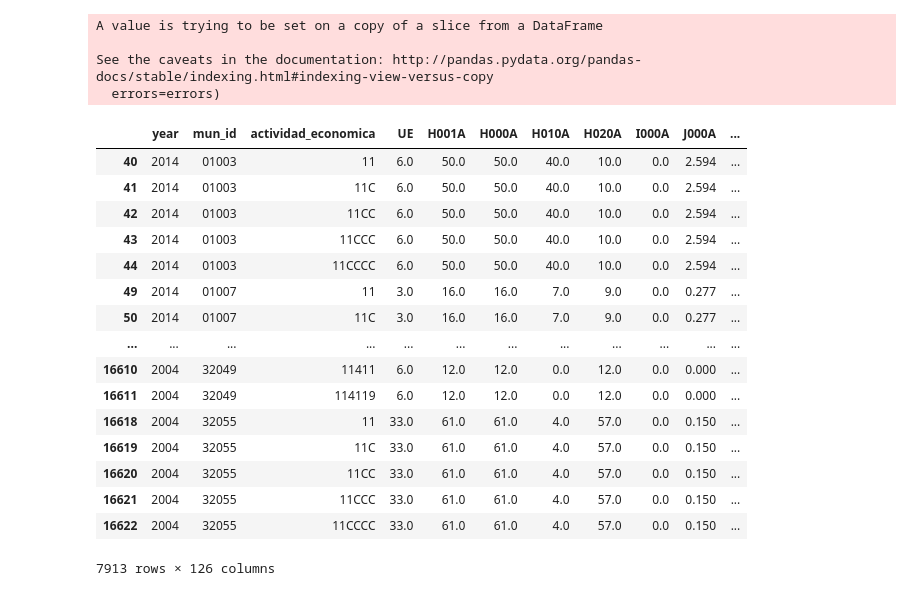
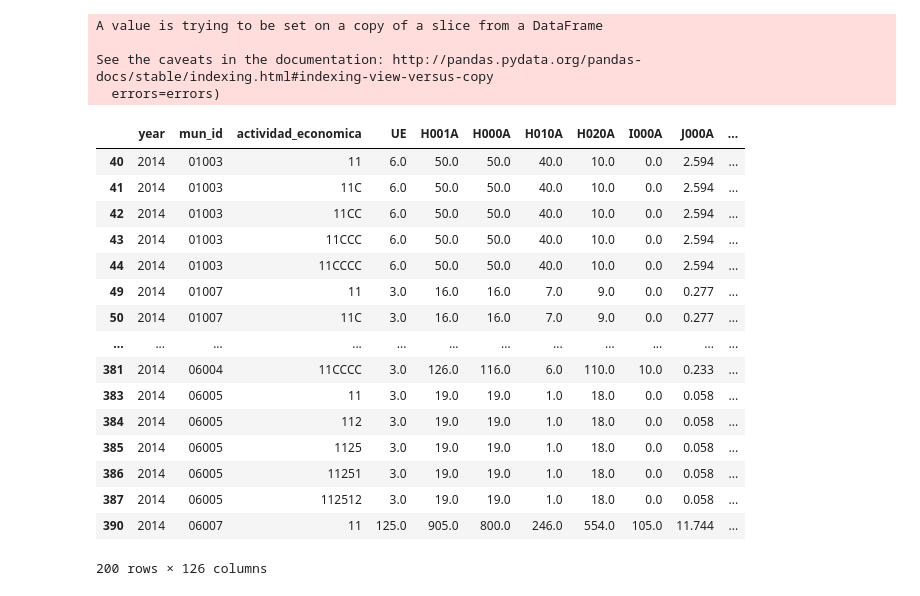
Before and after one commit to anabcm/data-etl, a Jupyter notebook: etl/inegi_economic_census/data_temp/economic_census_scrypt (base).ipynb, the cells around one changed output. Drawn from its saved outputs; the diff is of its cells as text; code cells hidden in the pictures.

```diff
--- a/etl/inegi_economic_census/data_temp/economic_census_scrypt (base).ipynb
+++ b/etl/inegi_economic_census/data_temp/economic_census_scrypt (base).ipynb
@@ -221,25 +221,25 @@ A value is trying to be set on a copy of a slice from a DataFrame
 See the caveats in the documentation: http://pandas.pydata.org/pandas-docs/stable/indexing.html#indexing-view-versus-copy
   errors=errors)
 # %%
-df
+df.head(200)
 # %% [output]
 |  | year | mun_id | actividad_economica | UE | H001A | H000A | H010A | H020A | I000A | J000A | ... |
 | 40 | 2014 | 01003 | 11 | 6.0 | 50.0 | 50.0 | 40.0 | 10.0 | 0.0 | 2.594 | ... |
 | 41 | 2014 | 01003 | 11C | 6.0 | 50.0 | 50.0 | 40.0 | 10.0 | 0.0 | 2.594 | ... |
 | 42 | 2014 | 01003 | 11CC | 6.0 | 50.0 | 50.0 | 40.0 | 10.0 | 0.0 | 2.594 | ... |
 | 43 | 2014 | 01003 | 11CCC | 6.0 | 50.0 | 50.0 | 40.0 | 10.0 | 0.0 | 2.594 | ... |
 | 44 | 2014 | 01003 | 11CCCC | 6.0 | 50.0 | 50.0 | 40.0 | 10.0 | 0.0 | 2.594 | ... |
 | 49 | 2014 | 01007 | 11 | 3.0 | 16.0 | 16.0 | 7.0 | 9.0 | 0.0 | 0.277 | ... |
 | 50 | 2014 | 01007 | 11C | 3.0 | 16.0 | 16.0 | 7.0 | 9.0 | 0.0 | 0.277 | ... |
 | ... | ... | ... | ... | ... | ... | ... | ... | ... | ... | ... | ... |
-| 16610 | 2004 | 32049 | 11411 | 6.0 | 12.0 | 12.0 | 0.0 | 12.0 | 0.0 | 0.000 | ... |
-| 16611 | 2004 | 32049 | 114119 | 6.0 | 12.0 | 12.0 | 0.0 | 12.0 | 0.0 | 0.000 | ... |
-| 16618 | 2004 | 32055 | 11 | 33.0 | 61.0 | 61.0 | 4.0 | 57.0 | 0.0 | 0.150 | ... |
-| 16619 | 2004 | 32055 | 11C | 33.0 | 61.0 | 61.0 | 4.0 | 57.0 | 0.0 | 0.150 | ... |
-| 16620 | 2004 | 32055 | 11CC | 33.0 | 61.0 | 61.0 | 4.0 | 57.0 | 0.0 | 0.150 | ... |
-| 16621 | 2004 | 32055 | 11CCC | 33.0 | 61.0 | 61.0 | 4.0 | 57.0 | 0.0 | 0.150 | ... |
-| 16622 | 2004 | 32055 | 11CCCC | 33.0 | 61.0 | 61.0 | 4.0 | 57.0 | 0.0 | 0.150 | ... |
+| 381 | 2014 | 06004 | 11CCCC | 3.0 | 126.0 | 116.0 | 6.0 | 110.0 | 10.0 | 0.233 | ... |
+| 383 | 2014 | 06005 | 11 | 3.0 | 19.0 | 19.0 | 1.0 | 18.0 | 0.0 | 0.058 | ... |
+| 384 | 2014 | 06005 | 112 | 3.0 | 19.0 | 19.0 | 1.0 | 18.0 | 0.0 | 0.058 | ... |
+| 385 | 2014 | 06005 | 1125 | 3.0 | 19.0 | 19.0 | 1.0 | 18.0 | 0.0 | 0.058 | ... |
+| 386 | 2014 | 06005 | 11251 | 3.0 | 19.0 | 19.0 | 1.0 | 18.0 | 0.0 | 0.058 | ... |
+| 387 | 2014 | 06005 | 112512 | 3.0 | 19.0 | 19.0 | 1.0 | 18.0 | 0.0 | 0.058 | ... |
+| 390 | 2014 | 06007 | 11 | 125.0 | 905.0 | 800.0 | 246.0 | 554.0 | 105.0 | 11.744 | ... |
-7913 rows × 126 columns
+200 rows × 126 columns
 # %%
 #piv_entidad = df["Entidad"].str.split(" ", n=1, expand=True)
 #piv_
```
Also changed, not shown: parts of 1 cell of this notebook, 2 other files.
